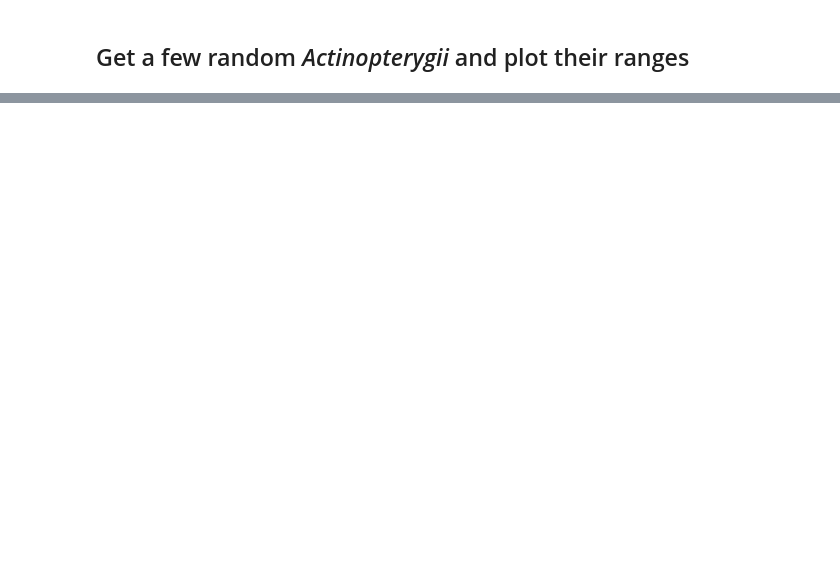
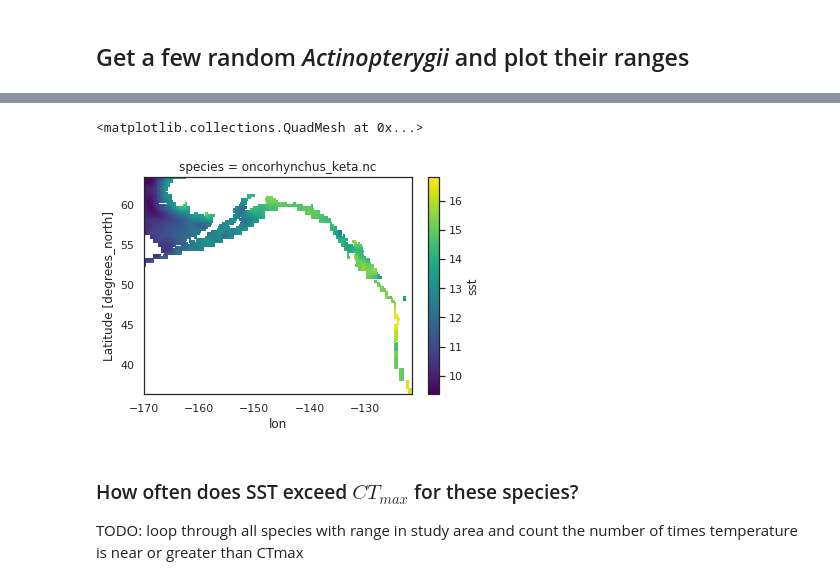
Before and after one commit to HuckleyLab/phyto-mhw, a Jupyter notebook: analysis/physiology/aquamaps-globtherm.ipynb, the cells around one changed output, grey strips where cells are left out. Cells and saved outputs as stored; diff of their text form; code cells hidden in the pictures; blank space fills up the shorter version.

```diff
--- a/analysis/physiology/aquamaps-globtherm.ipynb
+++ b/analysis/physiology/aquamaps-globtherm.ipynb
@@ -151,0 +204,10 @@ for ax in p.axes.flat:
+# %%
+# Get SST over species range (large OISST dask computation, ~35 seconds)
+sst_mean_yearly_max.where(test_probmask, drop=True).plot()
+# %% [output]
+<matplotlib.collections.QuadMesh at 0x...>
+[figure, added]
+# %% [markdown]
+### How often does SST exceed $CT_{max}$ for these species?
+
+TODO: loop through all species with range in study area and count the number of times temperature is near or greater than CTmax
```
Also changed, not shown: parts of 33 cells of this notebook.
